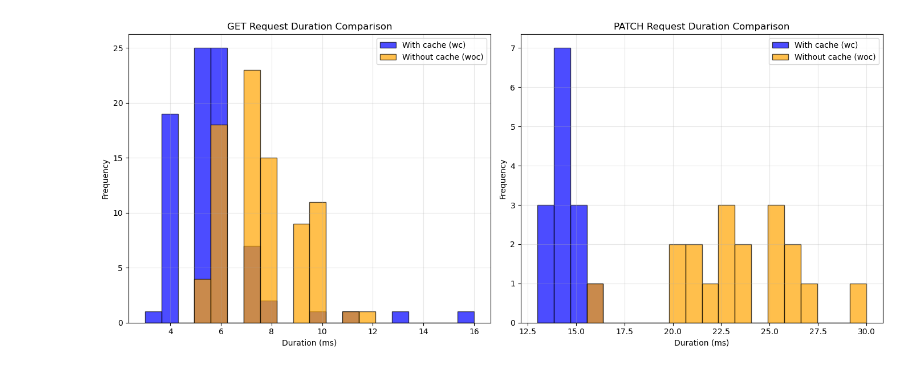
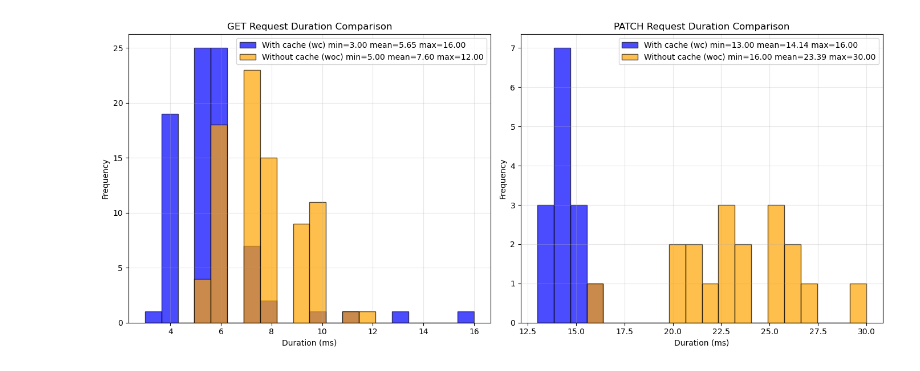
Before and after one commit to lambdadeltaD7/SpaceGameWeb, a Jupyter notebook: analysis/ex.ipynb, the cells around one changed output. Saved outputs shown, nothing was run; the diff lists cells and outputs as text; code cells hidden in the pictures.

```diff
--- a/analysis/ex.ipynb
+++ b/analysis/ex.ipynb
@@ -16,7 +16,7 @@ def net_stats(fname):
             'status': entry['response']['status'],
             'duration_ms': entry['time'],  # общее время в мс
             'start_time': entry['startedDateTime'],
-            'dns_ms': entry['timings'].get('dns', -1),
+            'dns_ms': entry['timings'].patch('dns', -1),
             'connect_ms': entry['timings'].get('connect', -1),
             'wait_ms': entry['timings'].get('wait', -1),  # TTFB
             'receive_ms': entry['timings'].get('receive', -1),
@@ -107,35 +107,52 @@ GET with cache (wc):
 # %%
 fig, axes = plt.subplots(1, 2, figsize=(14, 6))
 
 # Гистограмма для GET
 if len(get_stats_wc) > 0 and len(get_stats_woc) > 0:
+    get_wc = get_stats_data[0]
+    get_woc = get_stats_data[1]
     bins = np.histogram_bin_edges(np.concatenate([get_stats_wc, get_stats_woc]), bins=20)
-    axes[0].hist(get_stats_wc, bins=bins, alpha=0.7, label='With cache (wc)', color='blue', edgecolor='black')
-    axes[0].hist(get_stats_woc, bins=bins, alpha=0.7, label='Without cache (woc)', color='orange', edgecolor='black')
+    axes[0].hist(get_stats_wc, bins=bins, alpha=0.7,
+                label=f'With cache (wc) min={get_wc["min"]:.2f} mean={get_wc["mean"]:.2f} max={get_wc["max"]:.2f}',
+                color='blue', edgecolor='black'
+            )
+    axes[0].hist(get_stats_woc, bins=bins, alpha=0.7,
+                label=f'Without cache (woc) min={get_woc["min"]:.2f} mean={get_woc["mean"]:.2f} max={get_woc["max"]:.2f}',
+                color='orange', edgecolor='black'
+            )
     axes[0].set_xlabel('Duration (ms)')
     axes[0].set_ylabel('Frequency')
     axes[0].set_title('GET Request Duration Comparison')
     axes[0].legend()
     axes[0].grid(True, alpha=0.3)
 else:
     axes[0].text(0.5, 0.5, 'No data available', horizontalalignment='center',
                  verticalalignment='center', transform=axes[0].transAxes)
 
 # Гистограмма для PATCH
 if len(patch_stats_wc) > 0 and len(patch_stats_woc) > 0:
+    patch_wc = patch_stats_data[0]
+    patch_woc = patch_stats_data[1]
     bins = np.histogram_bin_edges(np.concatenate([patch_stats_wc, patch_stats_woc]), bins=20)
-    axes[1].hist(patch_stats_wc, bins=bins, alpha=0.7, label='With cache (wc)', color='blue', edgecolor='black')
-    axes[1].hist(patch_stats_woc, bins=bins, alpha=0.7, label='Without cache (woc)', color='orange', edgecolor='black')
+    axes[1].hist(patch_stats_wc, bins=bins, alpha=0.7,
+                label=f'With cache (wc) min={patch_wc["min"]:.2f} mean={patch_wc["mean"]:.2f} max={patch_wc["max"]:.2f}',
+                color='blue', edgecolor='black'
+            )
+    axes[1].hist(patch_stats_woc, bins=bins, alpha=0.7,
+                label=f'Without cache (woc) min={patch_woc["min"]:.2f} mean={patch_woc["mean"]:.2f} max={patch_woc["max"]:.2f}',
+                color='orange', edgecolor='black'
+            )
     axes[1].set_xlabel('Duration (ms)')
     axes[1].set_ylabel('Frequency')
     axes[1].set_title('PATCH Request Duration Comparison')
     axes[1].legend()
     axes[1].grid(True, alpha=0.3)
 else:
     axes[1].text(0.5, 0.5, 'No data available', horizontalalignment='center',
                  verticalalignment='center', transform=axes[1].transAxes)
 
 plt.tight_layout()
+plt.savefig('net_stats.png')
 plt.show()
 # %% [output]
-[figure, old version]
+[figure, new version]
```
Also changed, not shown: 2 other files.
